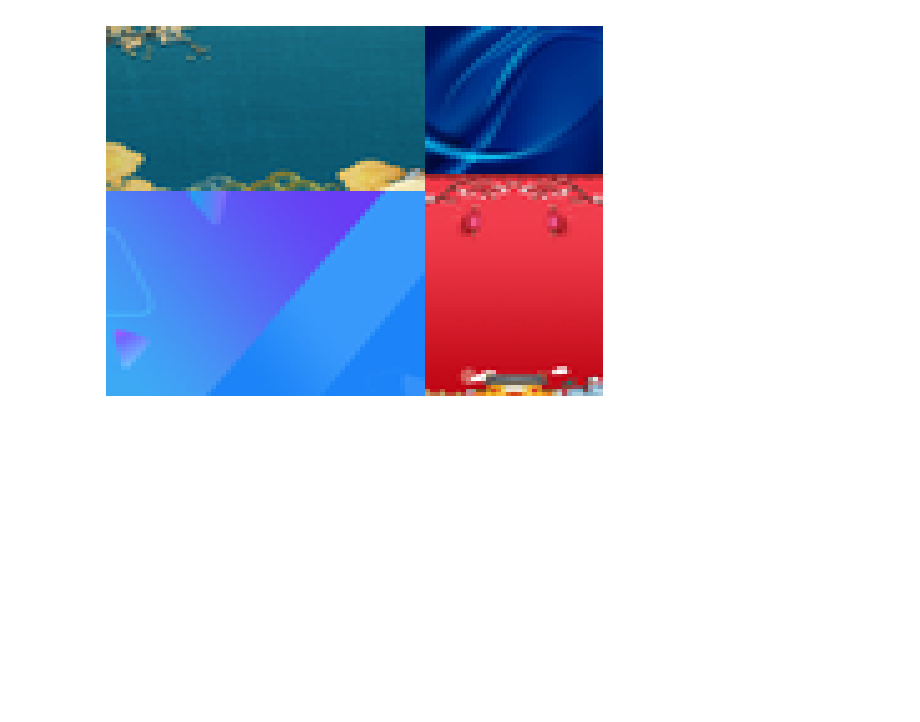
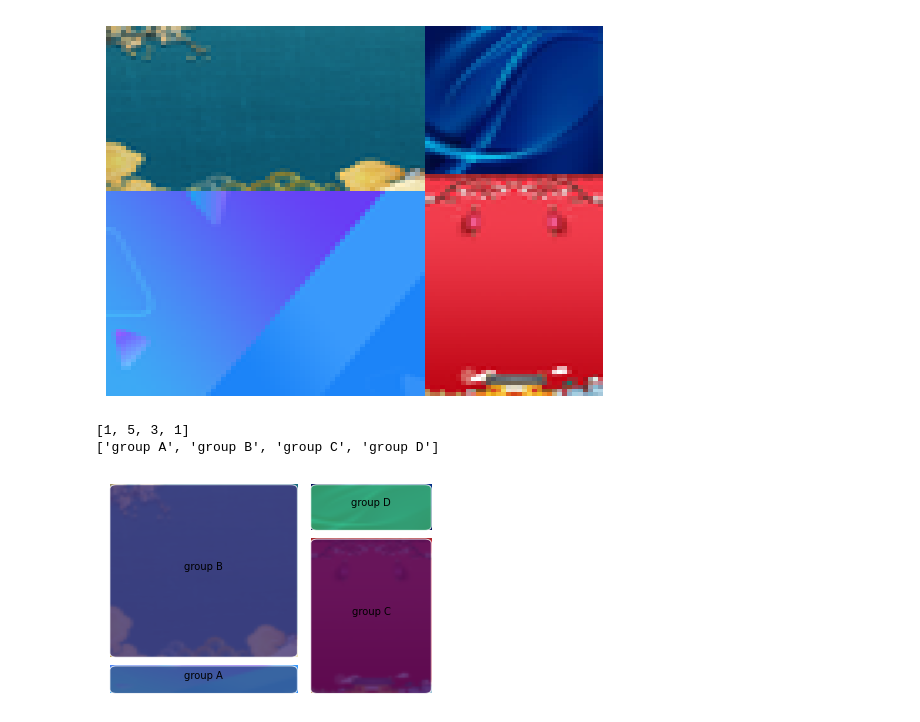
Before and after one commit to bananea20/treemap, a Jupyter notebook: test1.ipynb, the cells around one changed output. Saved outputs shown, nothing was run; the diff lists cells and outputs as text; code cells hidden in the pictures; blank space fills up the shorter version.

```diff
--- a/test1.ipynb
+++ b/test1.ipynb
@@ -210,3 +210,56 @@ plt.show()
 # %% [output]
 Axes(0.125,0.11;0.775x0.77)
 [figure]
+# %%
+import pandas as pd
+import matplotlib.pyplot as plt
+import squarify_modify  as  squarify
+from function import *
+# Create a data frame with fake data
+
+
+
+# example : weight_list = [4,3,1,10,2,3,6,1,3,2]
+
+num_weights = 4
+max_weight = 5
+weight_list = generate_weight_list(num_weights, max_weight)
+print(weight_list)
+
+# example : label_list = ["group A", "group B", "group C", "group D", ... ]
+num_groups = num_weights
+label_list = generate_group_list(num_groups)
+print(label_list)
+
+
+images_paths = [
+    'img\\1.png',
+    'img\\2.png',
+    'img\\3.png',
+    'img\\4.jpg'
+]
+
+
+
+# 间隙像素,如果为0则没有间隙
+Gap_size=2
+# 圆角半径，如果为0则没有圆角
+rectangle_size = 2
+
+def draw_treemap(weight_list, label_list):
+
+    df = pd.DataFrame({'weight':weight_list, 'group':label_list })
+
+    # plot it
+
+    squarify.plot(sizes=df['weight'], label=df['group'], alpha=.8,rectangle_size=rectangle_size,pad=Gap_size,value=[],images_paths=images_paths)
+    plt.axis('off')
+    plt.show()
+
+
+
+draw_treemap(weight_list, label_list)
+# %% [output]
+[1, 5, 3, 1]
+['group A', 'group B', 'group C', 'group D']
+[figure, added]
```
Also changed, not shown: 4 other files.
